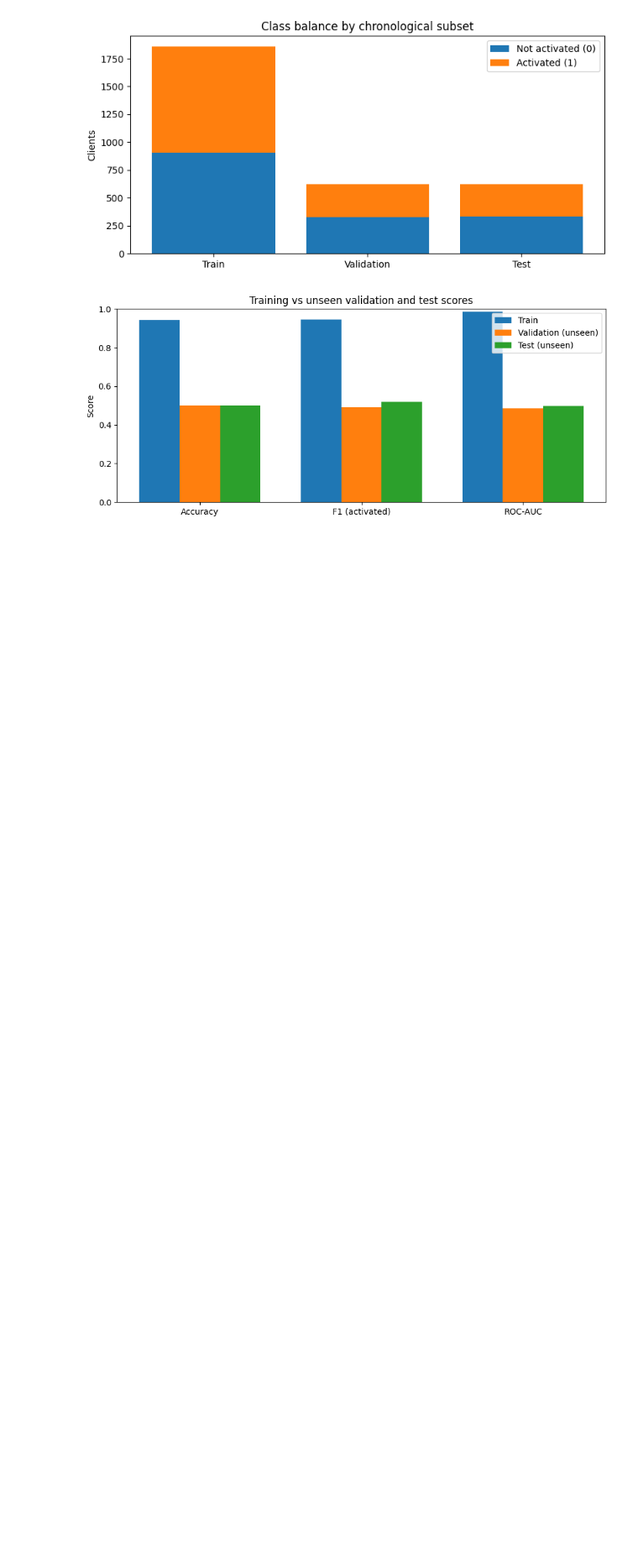
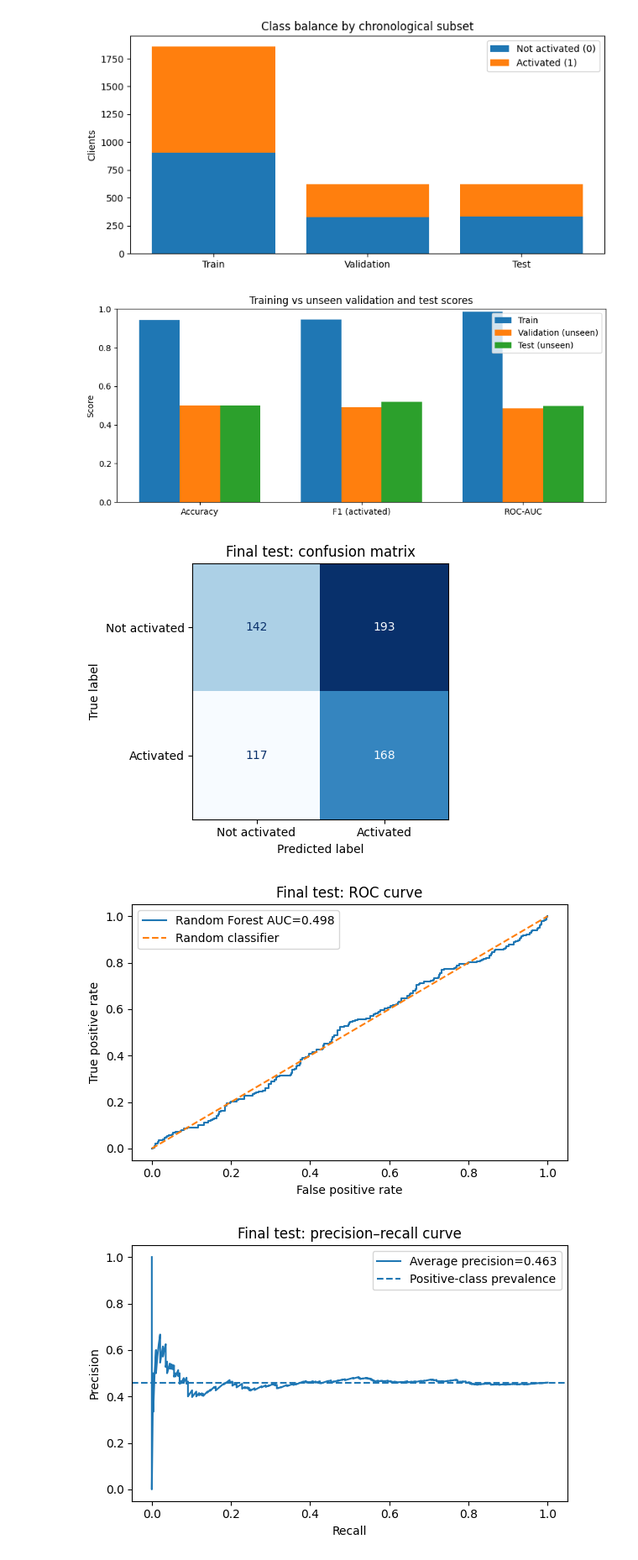
Before and after one commit to phidanekhano/capstoneProject, a Jupyter notebook: stadio equities ss3/SS3_PartB.ipynb, the cells around one changed output. Shown at 84% size. Drawn from its saved outputs; the diff is of its cells as text; code cells hidden in the pictures; blank space fills up the shorter version.

Commit message:
visualisation

```diff
--- a/stadio equities ss3/SS3_PartB.ipynb
+++ b/stadio equities ss3/SS3_PartB.ipynb
@@ -231,3 +231,26 @@ plt.tight_layout();plt.show()
 # %% [output]
 [figure]
 [figure]
+# %%
+fig,ax=plt.subplots(figsize=(5,4))
+ConfusionMatrixDisplay.from_estimator(model,X_test,y_test,labels=[0,1],
+    display_labels=['Not activated','Activated'],cmap='Blues',colorbar=False,ax=ax)
+ax.set_title('Final test: confusion matrix');plt.tight_layout();plt.show()
+
+prob_test = model.predict_proba(X_test)[:,1]
+fpr,tpr,_ = roc_curve(y_test,prob_test)
+precision,recall,_ = precision_recall_curve(y_test,prob_test)
+fig,ax=plt.subplots(figsize=(6,4))
+ax.plot(fpr,tpr,label=f'Random Forest AUC={roc_auc_score(y_test,prob_test):.3f}')
+ax.plot([0,1],[0,1],'--',label='Random classifier')
+ax.set(xlabel='False positive rate',ylabel='True positive rate',title='Final test: ROC curve')
+ax.legend();plt.tight_layout();plt.show()
+fig,ax=plt.subplots(figsize=(6,4))
+ax.plot(recall,precision,label=f'Average precision={average_precision_score(y_test,prob_test):.3f}')
+ax.axhline(y_test.mean(),linestyle='--',label='Positive-class prevalence')
+ax.set(xlabel='Recall',ylabel='Precision',title='Final test: precision–recall curve')
+ax.legend();plt.tight_layout();plt.show()
+# %% [output]
+[figure, added]
+[figure, added]
+[figure, added]
```
